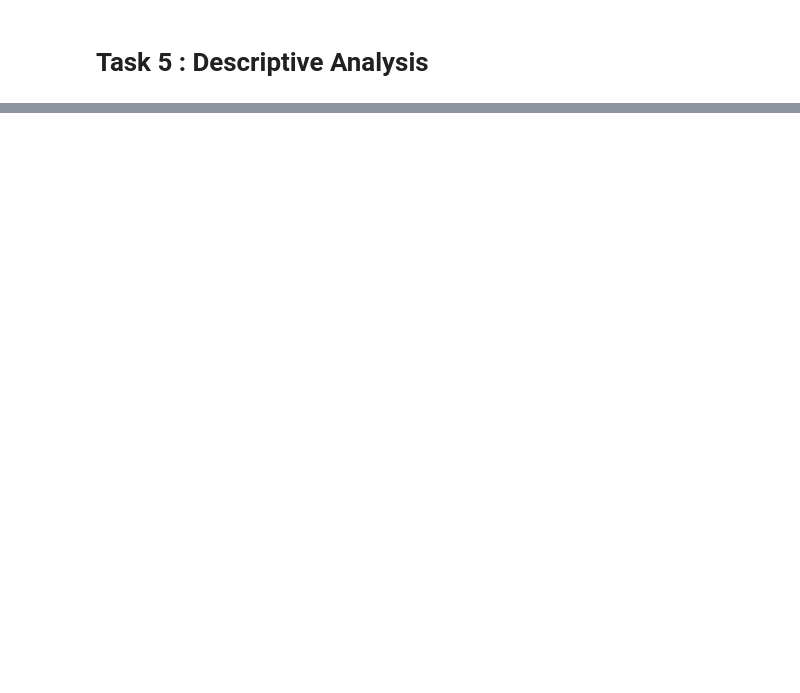
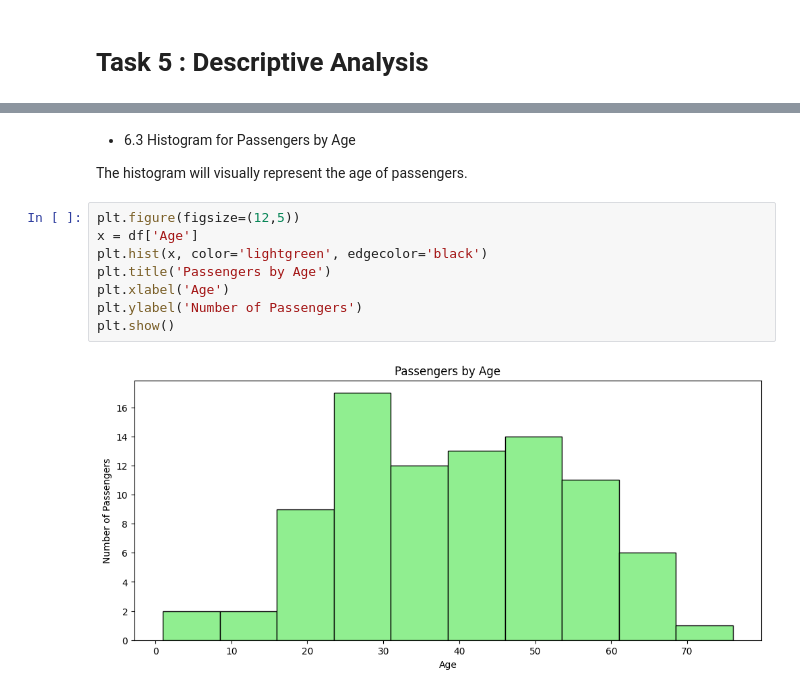
Before and after one commit to Srishti36912/Titanic_python, a Jupyter notebook: data_analysis.ipynb, the cells around one changed output, grey strips where cells are left out. Saved outputs shown, nothing was run; the diff lists cells and outputs as text; blank space fills up the shorter version.

```diff
--- a/data_analysis.ipynb
+++ b/data_analysis.ipynb
@@ -242,0 +240,14 @@ np.int64(4)
+# %% [markdown]
+- 6.3 Histogram for Passengers by Age
+
+The histogram will visually represent the age of passengers.
+# %%
+plt.figure(figsize=(12,5))
+x = df['Age']
+plt.hist(x, color='lightgreen', edgecolor='black')
+plt.title('Passengers by Age')
+plt.xlabel('Age')
+plt.ylabel('Number of Passengers')
+plt.show()
+# %% [output]
+[figure, added]
```
Also changed, not shown: parts of 30 cells of this notebook.
